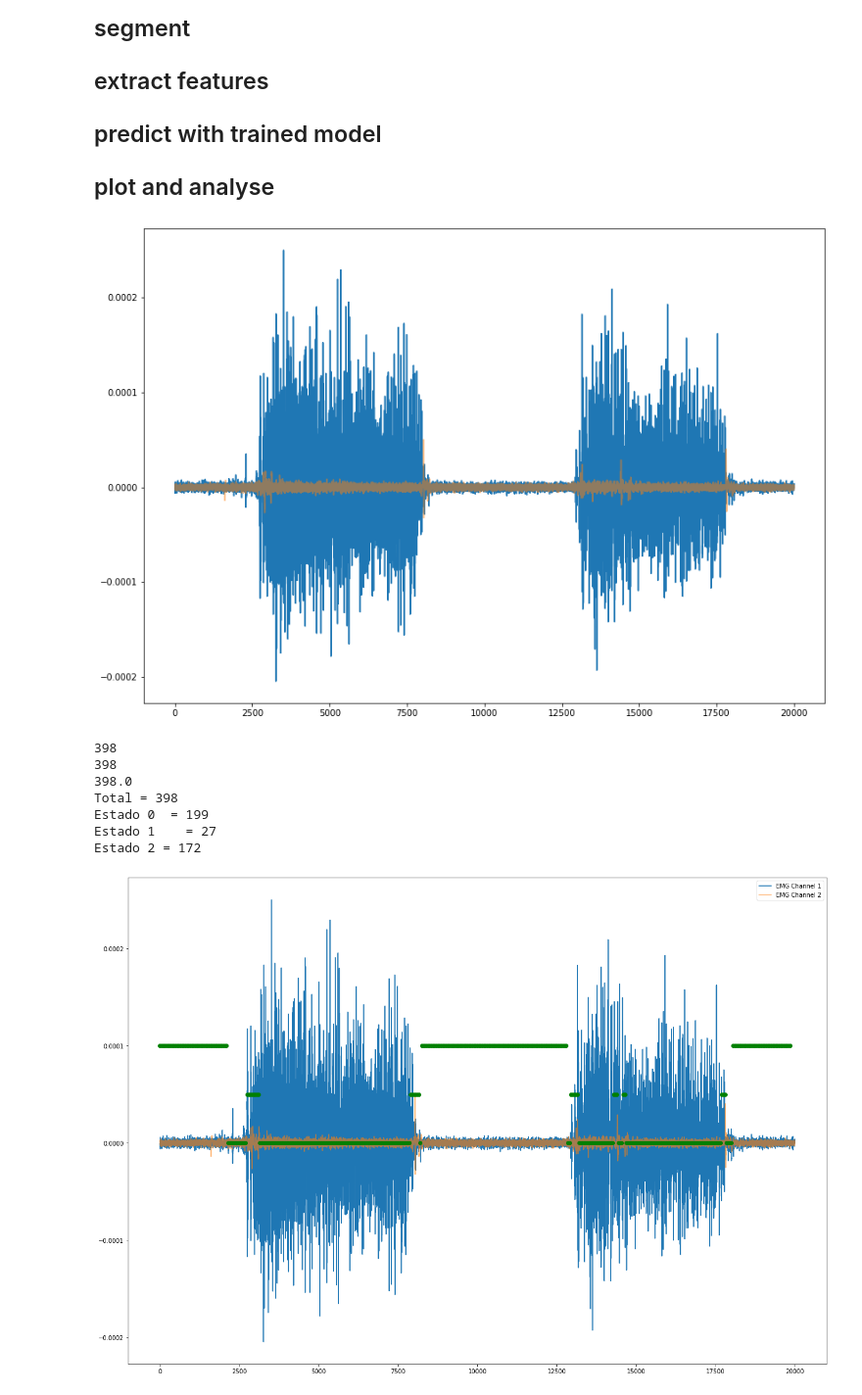
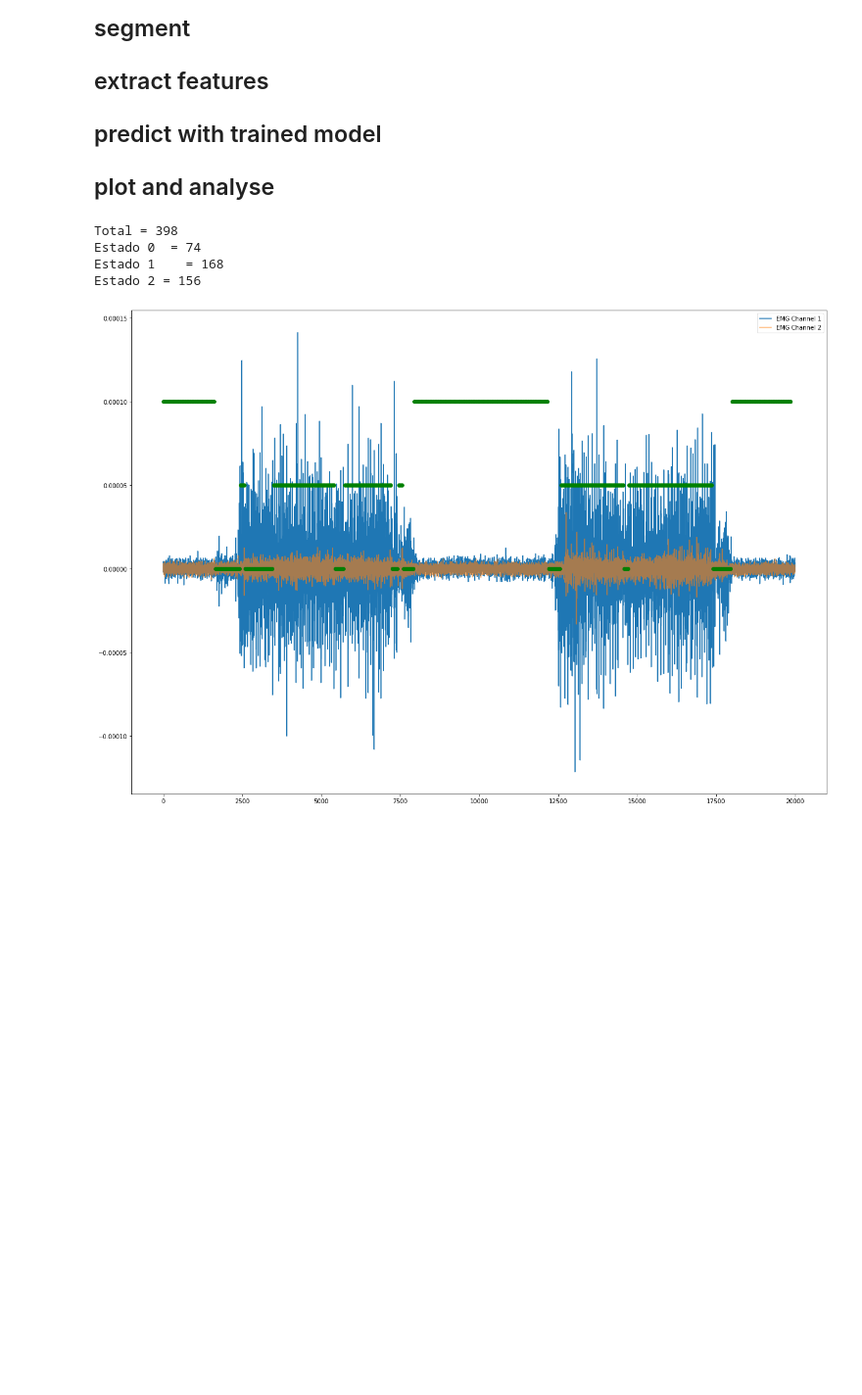
Before and after one commit to raphaelrcb/HMM_Classifier, a Jupyter notebook: Classifier_2channels.ipynb, the cells around one changed output. Shown at 98% size. Drawn from its saved outputs; the diff is of its cells as text; code cells hidden in the pictures; blank space fills up the shorter version.

```diff
--- a/Classifier_2channels.ipynb
+++ b/Classifier_2channels.ipynb
@@ -396,0 +291,8 @@ def organize_states(organized_states, model):
+# %%
+classifier = fit_hmm(n_components=3, n_mix=16)
+A = np.array(classifier.transmat_)
+print(A)
+B = np.array(classifier.weights_)
+print(B)
+pi = np.array(classifier.startprob_)
+print(pi)
@@ -561,7 +444,7 @@ e2 = 490
 ########################################################################################################################################################################
 #READ FILE
 ########################################################################################################################################################################
-file_name = 'https://raw.githubusercontent.com/raphaelrcb/TCC_UnB/raphael_dev/data/teste_3.csv'
+file_name = 'https://raw.githubusercontent.com/raphaelrcb/TCC_UnB/raphael_dev/data/teste_1.csv'
 
 final_test_series1 = read_csv(file_name, header=2, usecols = [0,1], index_col = 0)
 final_test_series1.index = pd.to_datetime(final_test_series1.index, unit = 's', origin= 'unix')
@@ -573,16 +456,6 @@ final_test_series2 = read_csv(file_name, header=2, usecols = [0,2], index_col =
 final_test_series2.index = pd.to_datetime(final_test_series2.index, unit = 's', origin= 'unix')
 final_test_series2.index = final_test_series2.index.map(lambda t: t.replace(year=2021, month=10, day=31, hour=00))
 final_test_series2.index = pd.DatetimeIndex(final_test_series2.index).to_period('L')
-
-plt.figure(figsize=(14,10))
-plot_series = final_test_series1.to_numpy()
-plt.plot(np.arange(plot_series.size), plot_series.flatten(), label='EMG channel 1')
-plot_series = final_test_series2.to_numpy()
-plt.plot(np.arange(plot_series.size), plot_series.flatten(), label='EMG channel 2', alpha=0.5)
-plt.show()
-
-# plt.figure(figsize=(14,10))
-# final_test_series1.plot(figsize=(14,10))
 
 ########################################################################################################################################################################
 # SEGMENTING DATA
@@ -600,10 +473,6 @@ final_windows2 = []
 for i in range(int(n_windows)):
     final_windows1.append(final_test_series1[(i*window_overlap):(i*window_overlap + window_size)] )
     final_windows2.append(final_test_series2[(i*window_overlap):(i*window_overlap + window_size)] )
-
-print(len(final_windows1))
-print(len(final_windows2))
-print(n_windows)
 
 ########################################################################################################################################################################
 # FEATURE EXTRACTION
@@ -636,52 +505,39 @@ for i in range(int(n_windows)):
 ########################################################################################################################################################################
 
 final_states = classifier.predict(final_features, len(final_features))
-# final_states = organize_states(final_states, classifier)
 e0 = 0
 e1 = 0
 e2 = 0
 for i in range (len(final_states)):
     if (final_states[i] == 0):
         e0+=1
     if (final_states[i] == 1):
         e1+=1
     if (final_states[i] == 2):
         e2+=1
-# print("OPEN HAND")
 print("Total = " + str(e1 + e2 + e0))
 print("Estado 0  = " + str(e0))
 print("Estado 1    = " + str(e1))
 print("Estado 2 = " + str(e2))
 
 
 ########################################################################################################################################################################
 # PLOT
 ########################################################################################################################################################################
 
 plot_series = final_test_series1.to_numpy()
 plt.figure(figsize=(21,15))
-# print(plot_series.flatten())
-# print(plot_series.size)
+
 plt.plot(np.arange(plot_series.size), plot_series.flatten(), label='EMG Channel 1')
 plot_series = final_test_series2.to_numpy()
 plt.plot(np.arange(plot_series.size), plot_series.flatten(), label='EMG Channel 2', alpha = 0.6)
-# state_0 = np.ma.masked_where(final_states == 0, final_states)
-# state_1 = np.ma.masked_where(final_states == 1, final_states)
-# state_2 = np.ma.masked_where(final_states == 2, final_states)
 
 plt.plot((np.arange(start=0, stop=len(final_states)*window_overlap, step=window_overlap)), (final_states)/20000, marker = 'o', linestyle='', c = 'g')
-# plt.plot((np.arange(start=0, stop=len(final_states)*window_overlap, step=window_overlap)), (state_0)/20000, marker = 'o', c = 'r', label='hand resting')
-# plt.plot((np.arange(start=0, stop=len(final_states)*window_overlap, step=window_overlap)), (state_1)/20000, marker = 'o', c= 'm', label='hand closed')
-# plt.plot((np.arange(start=0, stop=len(final_states)*window_overlap, step=window_overlap)), (state_2)/20000, marker = 'o', c= 'g', label='hand opened')
 plt.legend()
 plt.show()
 # %% [output]
+Total = 398
+Estado 0  = 74
+Estado 1    = 168
+Estado 2 = 156
-[figure, old version]
+[figure, new version]
-398
-398
-398.0
-Total = 398
-Estado 0  = 199
-Estado 1    = 27
-Estado 2 = 172
-[figure, removed]
```
Also changed, not shown: parts of 12 cells of this notebook.
